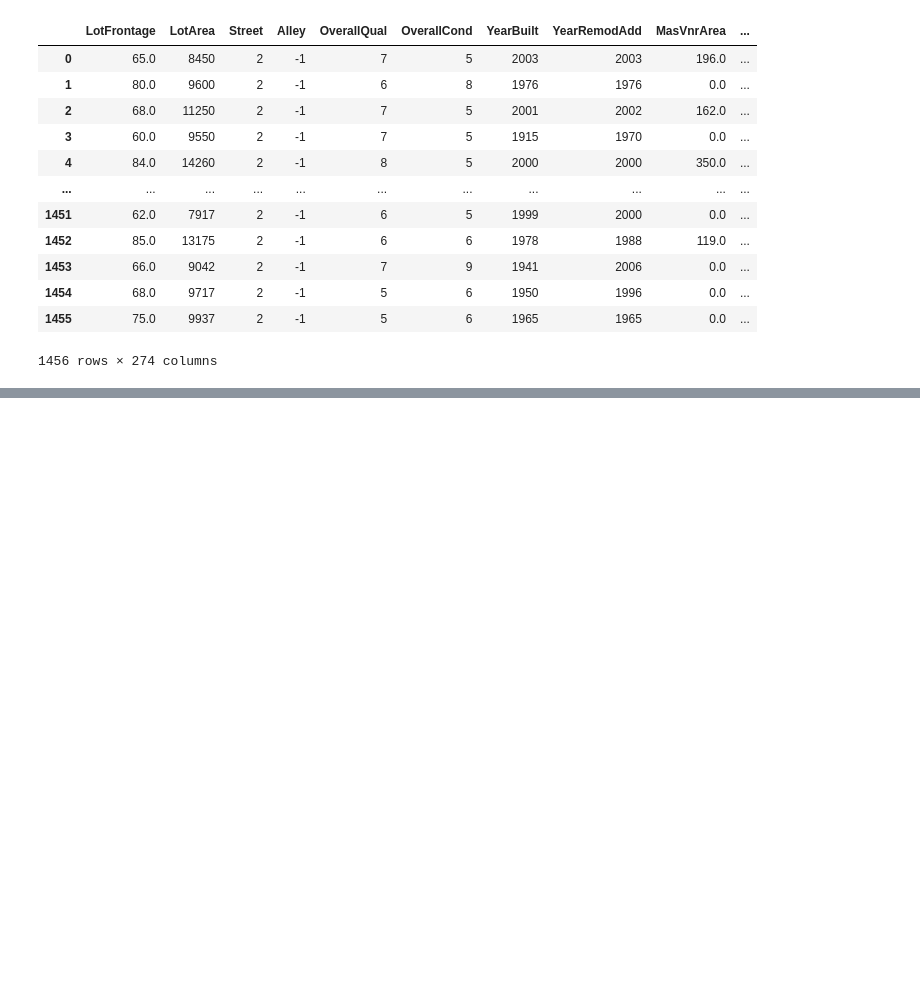
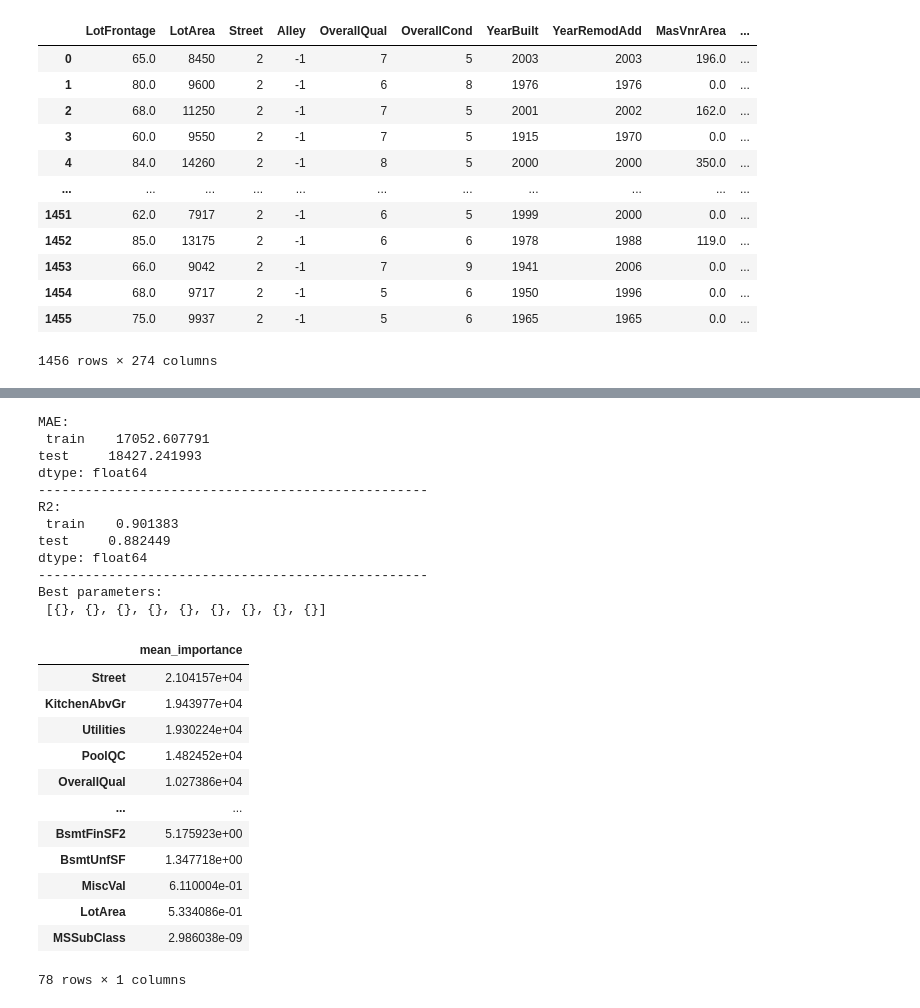
Before and after one commit to siiyayu/FeatureSelectionTechniques, a Jupyter notebook: evaluating_models.ipynb, the cells around one changed output, grey strips where cells are left out. Cells and saved outputs as stored; diff of their text form; code cells hidden in the pictures; blank space fills up the shorter version.

```diff
--- a/evaluating_models.ipynb
+++ b/evaluating_models.ipynb
@@ -578,0 +350,35 @@ feature_importances
+# %%
+param_grid = {}
+r2, mae, feature_importances, best_params = run_model(model_class=LinearRegression, param_grid=param_grid, preprocessor=preprocessor, X=X, y=y)
+print("MAE:\n", mae.mean())
+print("-" * 50)
+print("R2:\n", r2.mean())
+print("-" * 50)
+print("Best parameters:\n", best_params)
+feature_importances
+# %% [output]
+MAE:
+ train    17052.607791
+test     18427.241993
+dtype: float64
+--------------------------------------------------
+R2:
+ train    0.901383
+test     0.882449
+dtype: float64
+--------------------------------------------------
+Best parameters:
+ [{}, {}, {}, {}, {}, {}, {}, {}, {}]
+|  | mean_importance |
+| Street | 2.104157e+04 |
+| KitchenAbvGr | 1.943977e+04 |
+| Utilities | 1.930224e+04 |
+| PoolQC | 1.482452e+04 |
+| OverallQual | 1.027386e+04 |
+| ... | ... |
+| BsmtFinSF2 | 5.175923e+00 |
+| BsmtUnfSF | 1.347718e+00 |
+| MiscVal | 6.110004e-01 |
+| LotArea | 5.334086e-01 |
+| MSSubClass | 2.986038e-09 |
+78 rows × 1 columns
```
Also changed, not shown: parts of 47 cells of this notebook.
